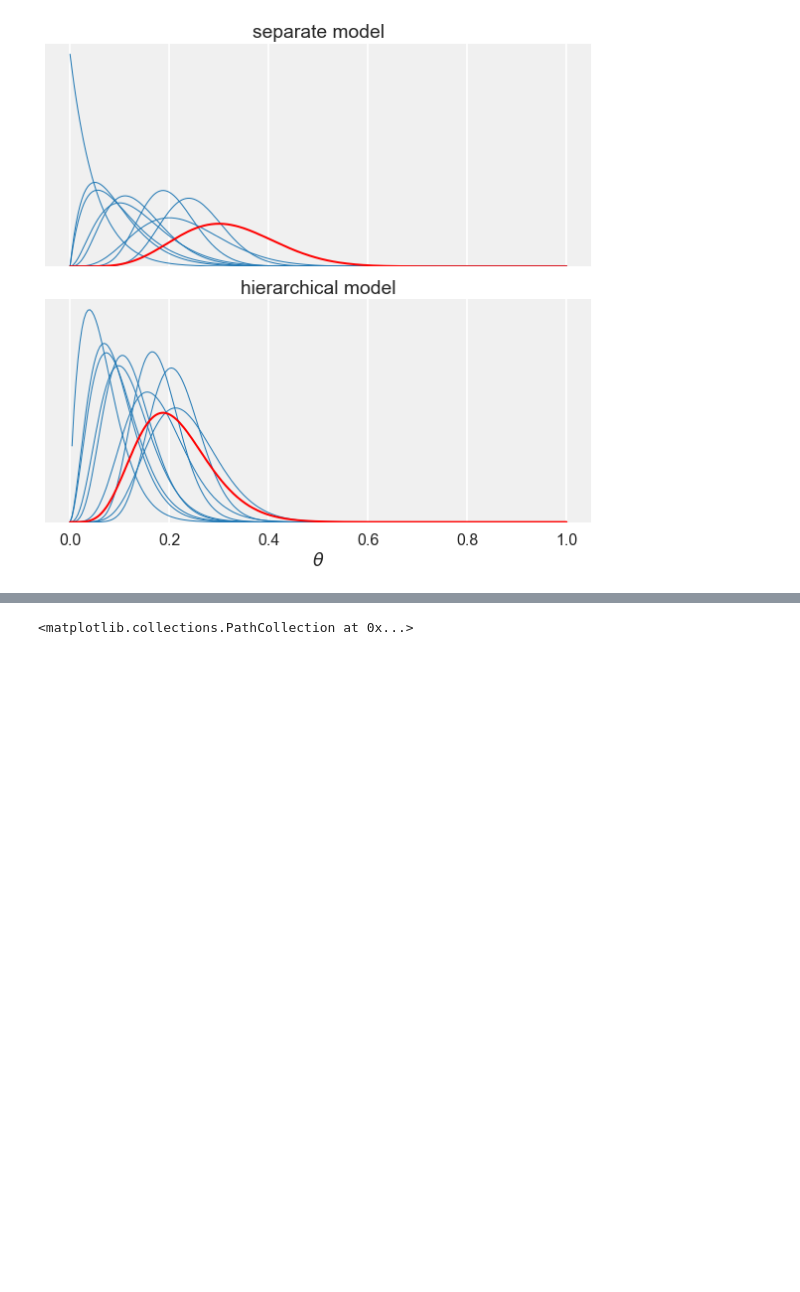
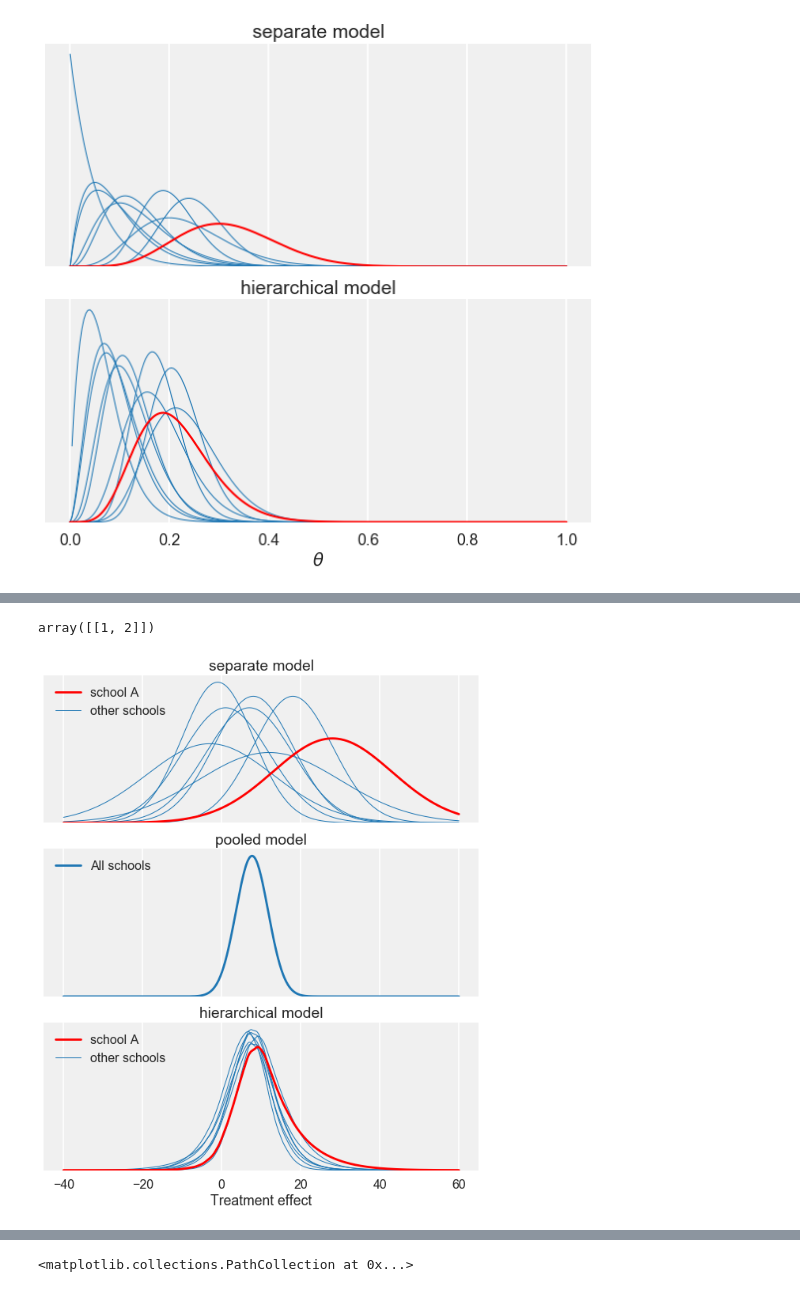
Before and after one commit to totucuong/bayes_data_analysis, a Jupyter notebook: notebooks/theory/multilevel_model.ipynb, the cells around one changed output, grey strips where cells are left out. Saved outputs shown, nothing was run; the diff lists cells and outputs as text; code cells hidden in the pictures; blank space fills up the shorter version.

```diff
--- a/notebooks/theory/multilevel_model.ipynb
+++ b/notebooks/theory/multilevel_model.ipynb
@@ -305,0 +328,79 @@ fig.tight_layout()
+# %%
+y
+# %% [output]
+array([[1, 2]])
+# %%
+# load the pre-computed results for the hierarchical model
+# replace this with your own code in Ex 5.1*
+hres = np.load('./utilities_and_data/demo5_2.npz')
+''' Content information of the precalculated results:
+name  shape      dtype
+------------------------
+pxm   (8, 500)   float64
+t     (1000,)    float64
+tp    (1000,)    float64
+tsd   (8, 1000)  float64
+tm    (8, 1000)  float64
+'''
+pxm = hres['pxm']
+t   = hres['t']
+tp  = hres['tp']
+tsd = hres['tsd']
+tm  = hres['tm']
+hres.close()
+# %%
+# plot the separate, pooled and hierarchical models
+fig, axes = plt.subplots(3, 1, sharex=True, figsize=(8, 10))
+x = np.linspace(-40, 60, 500)
+
+# separate
+ax = axes[0]
+lines = ax.plot(
+    x,
+    norm.pdf(x[:,None], y[1:], s[1:]),
+    color='C0',
+    linewidth=1
+)
+line, = ax.plot(x, norm.pdf(x, y[0], s[0]), color='red')
+ax.legend(
+    (line, lines[0]),
+    ('school A', 'other schools'),
+    loc='upper left'
+)
+ax.set_yticks(())
+ax.set_title('separate model')
+ax.set_ylim((0, ax.set_ylim()[1]))  # set y base to zero
+
+# pooled
+ax = axes[1]
+ax.plot(
+    x,
+    norm.pdf(
+        x,
+        np.sum(y/s**2)/np.sum(1/s**2),
+        np.sqrt(1/np.sum(1/s**2))
+    ),
+    label='All schools'
+)
+ax.legend(loc='upper left')
+ax.set_yticks(())
+ax.set_title('pooled model')
+ax.set_ylim((0, ax.set_ylim()[1]))  # set y base to zero
+
+# hierarchical
+ax = axes[2]
+lines = ax.plot(x, pxm[1:].T, color='C0',linewidth=1)
+line, = ax.plot(x, pxm[0], color='red')
+ax.legend(
+    (line, lines[0]),
+    ('school A', 'other schools'),
+    loc='upper left'
+)
+ax.set_yticks(())
+ax.set_title('hierarchical model')
+ax.set_xlabel('Treatment effect')
+ax.set_ylim((0, ax.set_ylim()[1]))  # set y base to zero
+
+fig.tight_layout()
+# %% [output]
+[figure, added]
```
Also changed, not shown: parts of 12 cells of this notebook, 7 other files.
